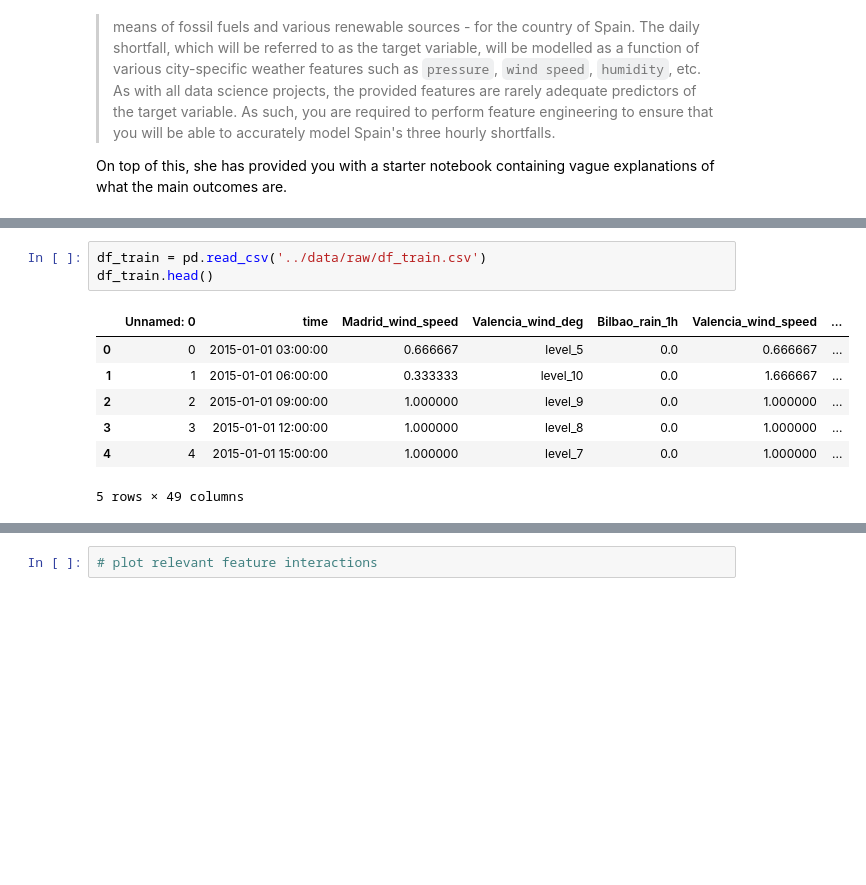
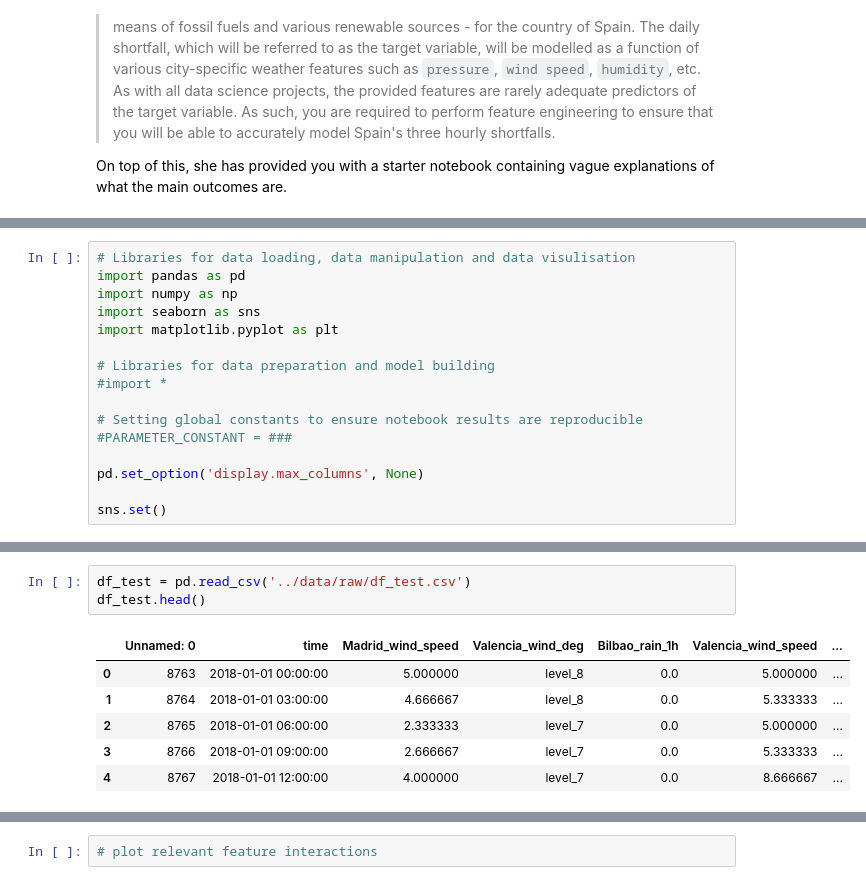
Before and after one commit to ObengKojo23/Team_NM4, a Jupyter notebook: notebooks/starter-notebook.ipynb, the cells around one changed output, grey strips where cells are left out. Drawn from its saved outputs; the diff is of its cells as text; blank space fills up the shorter version.

```diff
--- a/notebooks/starter-notebook.ipynb
+++ b/notebooks/starter-notebook.ipynb
@@ -54,0 +90,16 @@ On top of this, she has provided you with a starter notebook containing vague ex
+# %%
+# Libraries for data loading, data manipulation and data visulisation
+import pandas as pd
+import numpy as np
+import seaborn as sns
+import matplotlib.pyplot as plt
+
+# Libraries for data preparation and model building
+#import *
+
+# Setting global constants to ensure notebook results are reproducible
+#PARAMETER_CONSTANT = ###
+
+pd.set_option('display.max_columns', None)
+
+sns.set()
@@ -92,14 +185,13 @@ import matplotlib.pyplot as plt
 # %%
-df_train = pd.read_csv('../data/raw/df_train.csv')
-df_train.head()
+df_test = pd.read_csv('../data/raw/df_test.csv')
+df_test.head()
 # %% [output]
 |  | Unnamed: 0 | time | Madrid_wind_speed | Valencia_wind_deg | Bilbao_rain_1h | Valencia_wind_speed | ... |
-| 0 | 0 | 2015-01-01 03:00:00 | 0.666667 | level_5 | 0.0 | 0.666667 | ... |
-| 1 | 1 | 2015-01-01 06:00:00 | 0.333333 | level_10 | 0.0 | 1.666667 | ... |
-| 2 | 2 | 2015-01-01 09:00:00 | 1.000000 | level_9 | 0.0 | 1.000000 | ... |
-| 3 | 3 | 2015-01-01 12:00:00 | 1.000000 | level_8 | 0.0 | 1.000000 | ... |
-| 4 | 4 | 2015-01-01 15:00:00 | 1.000000 | level_7 | 0.0 | 1.000000 | ... |
+| 0 | 8763 | 2018-01-01 00:00:00 | 5.000000 | level_8 | 0.0 | 5.000000 | ... |
+| 1 | 8764 | 2018-01-01 03:00:00 | 4.666667 | level_8 | 0.0 | 5.333333 | ... |
+| 2 | 8765 | 2018-01-01 06:00:00 | 2.333333 | level_7 | 0.0 | 5.000000 | ... |
+| 3 | 8766 | 2018-01-01 09:00:00 | 2.666667 | level_7 | 0.0 | 5.333333 | ... |
+| 4 | 8767 | 2018-01-01 12:00:00 | 4.000000 | level_7 | 0.0 | 8.666667 | ... |
-5 rows × 49 columns
 # %%
 df_train = df_train.drop('Unnamed: 0', axis=1)
 df_train.head()
```
Also changed, not shown: parts of 150 cells of this notebook.
